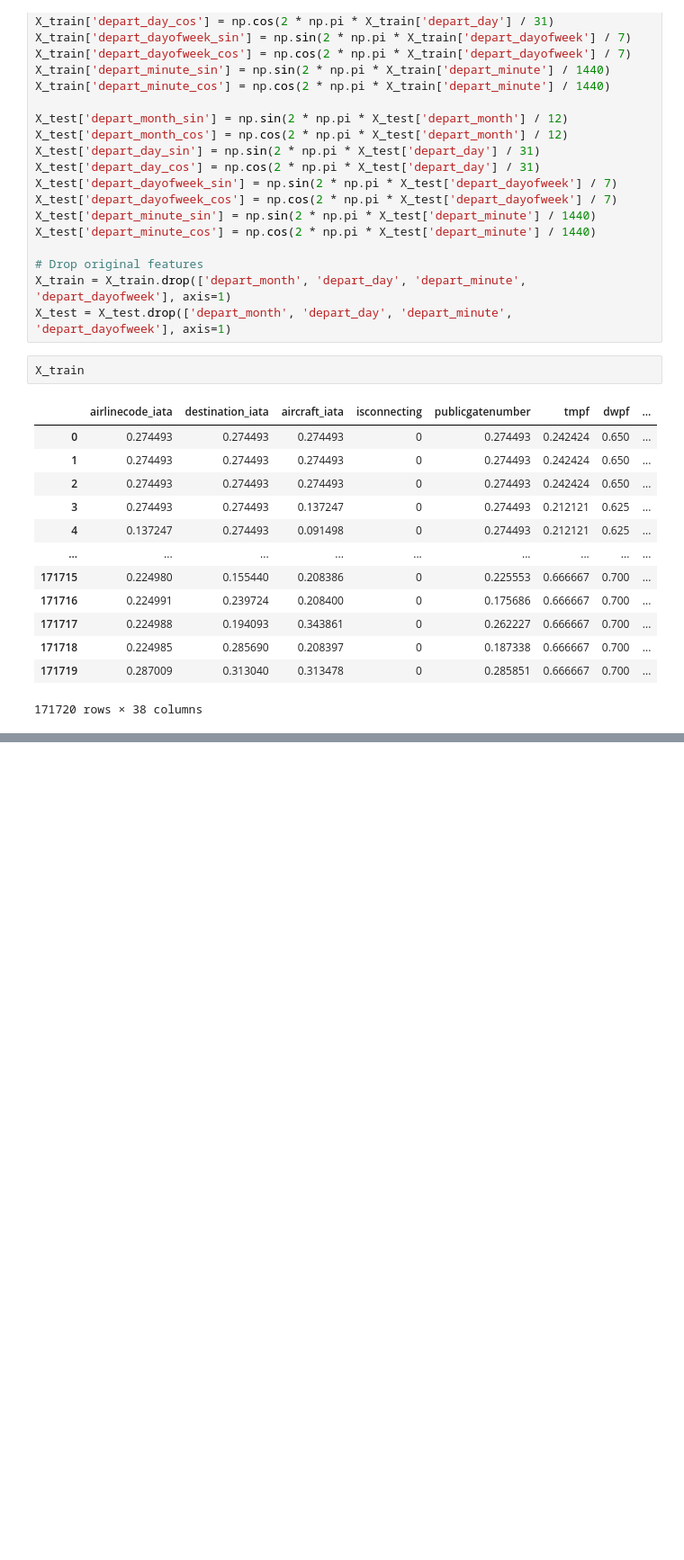
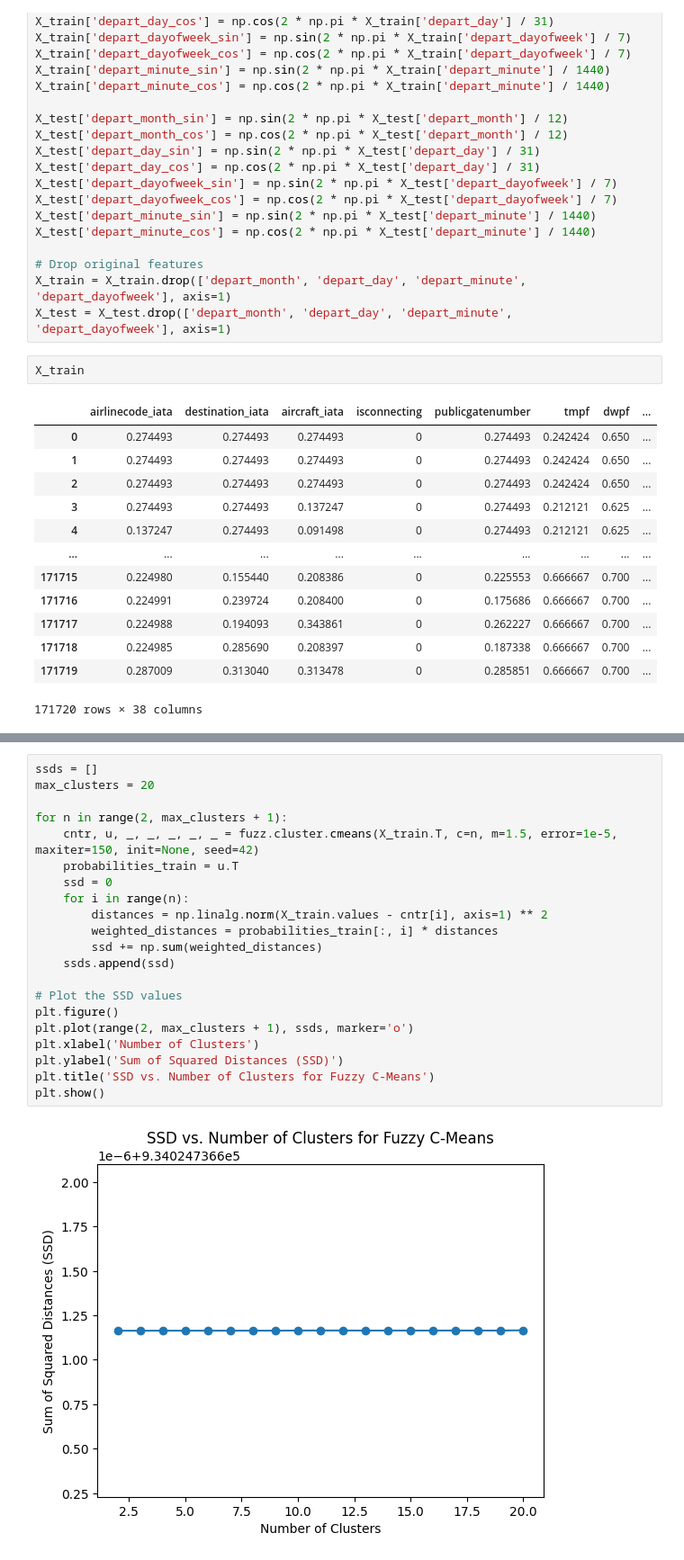
Before and after one commit to abdussaboor98/MLR570-Project, a Jupyter notebook: fcm + rf cls.ipynb, the cells around one changed output, grey strips where cells are left out. Shown at 90% size. Drawn from its saved outputs; the diff is of its cells as text; blank space fills up the shorter version.

```diff
--- a/fcm + rf cls.ipynb
+++ b/fcm + rf cls.ipynb
@@ -229,0 +240,23 @@ plt.ylabel('Inertia')
+# %%
+ssds = []
+max_clusters = 20
+
+for n in range(2, max_clusters + 1):
+    cntr, u, _, _, _, _, _ = fuzz.cluster.cmeans(X_train.T, c=n, m=1.5, error=1e-5, maxiter=150, init=None, seed=42)
+    probabilities_train = u.T
+    ssd = 0
+    for i in range(n):
+        distances = np.linalg.norm(X_train.values - cntr[i], axis=1) ** 2
+        weighted_distances = probabilities_train[:, i] * distances
+        ssd += np.sum(weighted_distances)
+    ssds.append(ssd)
+
+# Plot the SSD values
+plt.figure()
+plt.plot(range(2, max_clusters + 1), ssds, marker='o')
+plt.xlabel('Number of Clusters')
+plt.ylabel('Sum of Squared Distances (SSD)')
+plt.title('SSD vs. Number of Clusters for Fuzzy C-Means')
+plt.show()
+# %% [output]
+[figure, added]
```
Also changed, not shown: parts of 21 cells of this notebook, 6 other files.
